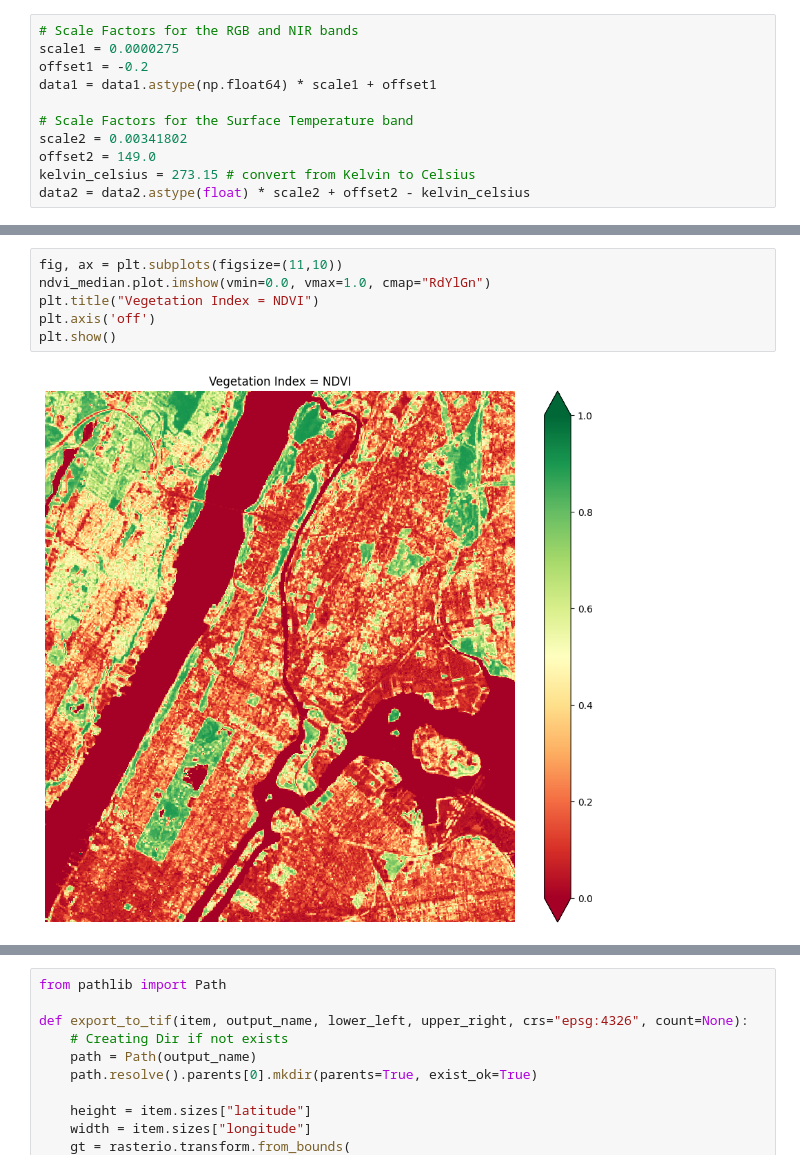
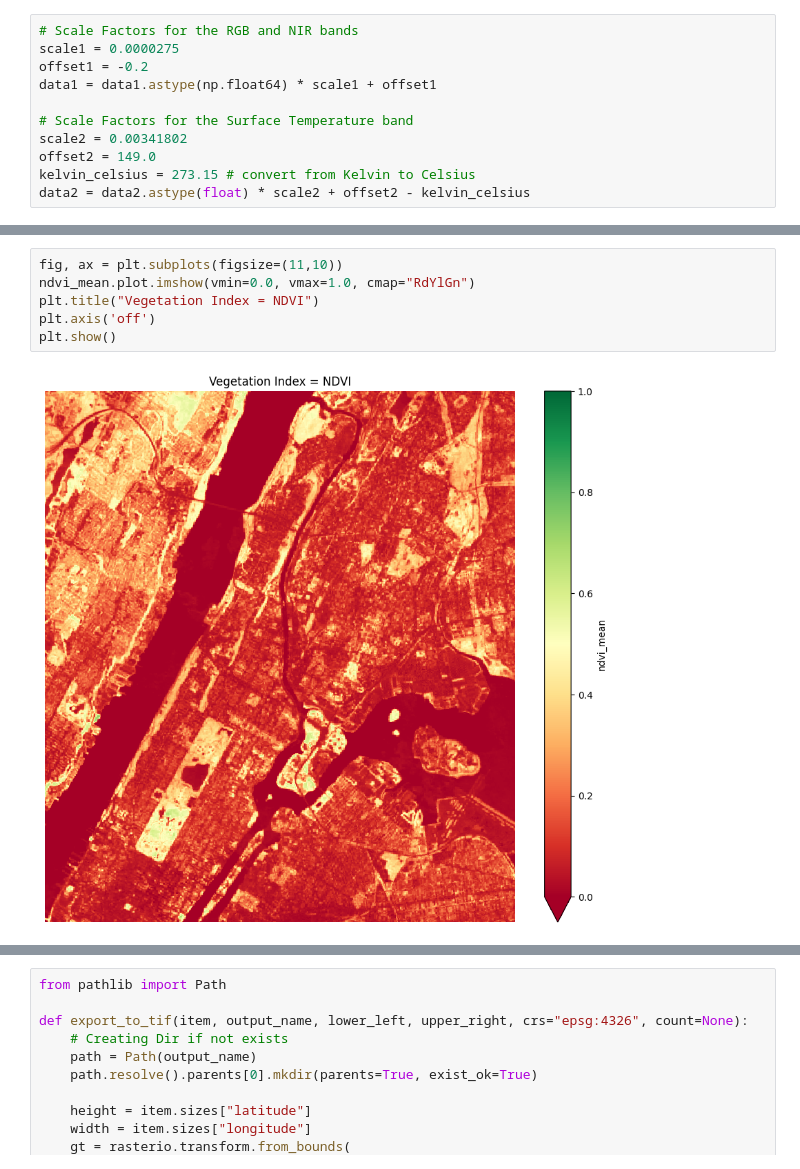
Before and after one commit to valliansayoga/ey-data-challenge-2025, a Jupyter notebook: EY2025_Create_Features.ipynb, the cells around one changed output, grey strips where cells are left out. Drawn from its saved outputs; the diff is of its cells as text.

```diff
--- a/EY2025_Create_Features.ipynb
+++ b/EY2025_Create_Features.ipynb
@@ -285,10 +309,10 @@ landsat_to_export = [
 # %%
 fig, ax = plt.subplots(figsize=(11,10))
-ndvi_median.plot.imshow(vmin=0.0, vmax=1.0, cmap="RdYlGn")
+ndvi_mean.plot.imshow(vmin=0.0, vmax=1.0, cmap="RdYlGn")
 plt.title("Vegetation Index = NDVI")
 plt.axis('off')
 plt.show()
 # %% [output]
-[figure, old version]
+[figure, new version]
 # %%
 fig, ax = plt.subplots(figsize=(11,10))
```
Also changed, not shown: parts of 68 cells of this notebook.
